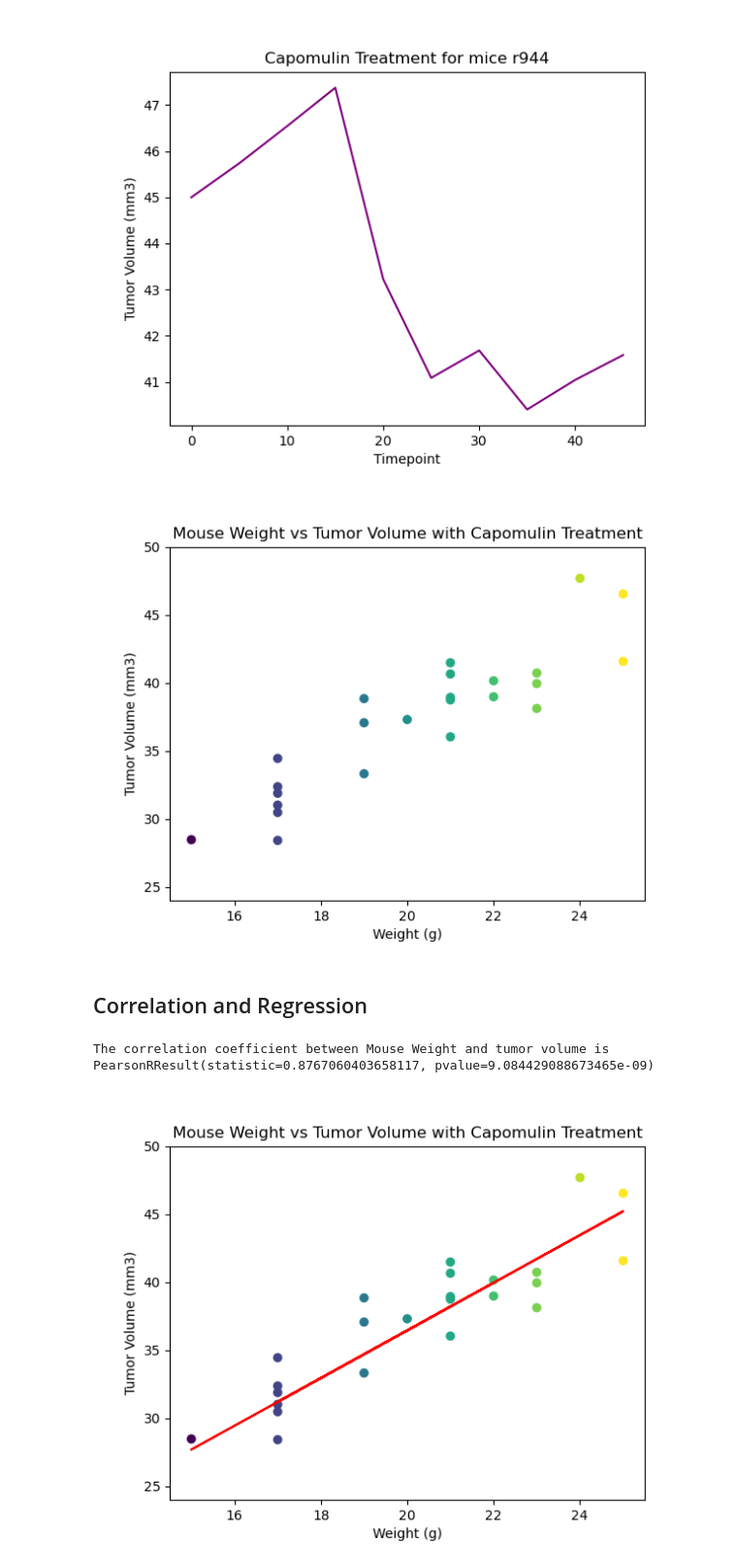
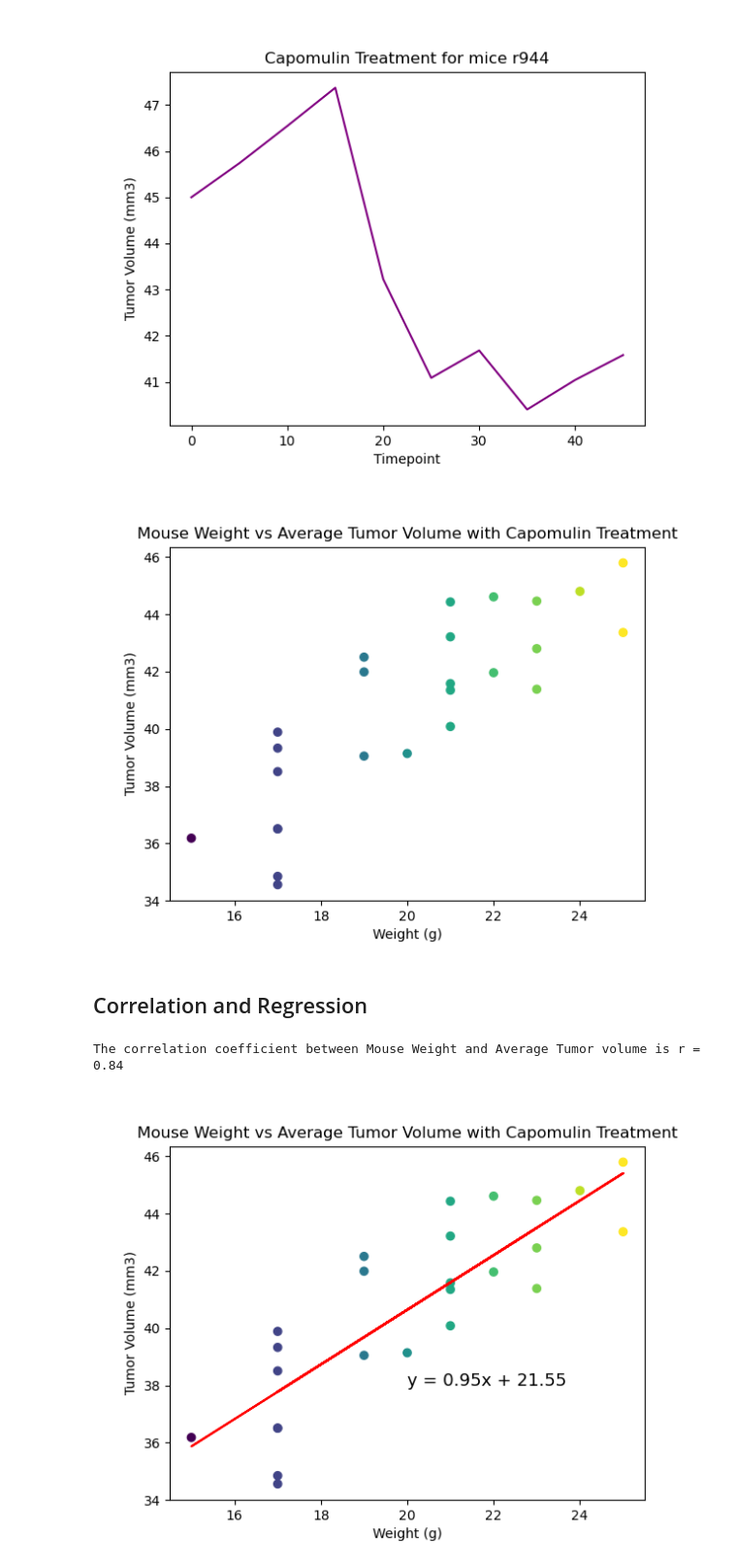
Before and after one commit to jacktemme/matplot-challenge, a Jupyter notebook: Pymaceuticals/pymaceuticals_starter.ipynb, the cells around one changed output. Shown at 97% size. Saved outputs shown, nothing was run; the diff lists cells and outputs as text; code cells hidden in the pictures.

```diff
--- a/Pymaceuticals/pymaceuticals_starter.ipynb
+++ b/Pymaceuticals/pymaceuticals_starter.ipynb
@@ -294,38 +296,40 @@ plt.show()
 [figure]
 # %%
 # Generate a scatter plot of mouse weight vs. the average observed tumor volume for the entire Capomulin regimen
-cap_df = last_time.loc[last_time["Drug Regimen"] == "Capomulin"]
-x_values = cap_df["Weight (g)"]
-y_values = cap_df["Tumor Volume (mm3)"]
+cap_df = mouse_df.loc[mouse_df["Drug Regimen"] == "Capomulin"]
+avg_cap = cap_df.groupby(["Mouse ID"]).mean(numeric_only = True)
+x_values = avg_cap["Weight (g)"]
+y_values = avg_cap["Tumor Volume (mm3)"]
 fig,ax = plt.subplots()
 ax.scatter(x_values,y_values, c = x_values)
 ax.set_xlabel("Weight (g)")
 ax.set_ylabel("Tumor Volume (mm3)")
-ax.set_title("Mouse Weight vs Tumor Volume with Capomulin Treatment")
-ax.set_ylim(24,50)
+ax.set_title("Mouse Weight vs Average Tumor Volume with Capomulin Treatment")
 plt.show()
 # %% [output]
-[figure, old version]
+[figure, new version]
 # %% [markdown]
 ## Correlation and Regression
 # %%
 # Calculate the correlation coefficient and a linear regression model
 # for mouse weight and average observed tumor volume for the entire Capomulin regimen
 
-print(f"The correlation coefficient between Mouse Weight and tumor volume is {st.pearsonr(x_values, y_values)}")
+corr_co = st.pearsonr(x_values, y_values)
+print(f"The correlation coefficient between Mouse Weight and Average Tumor volume is r =  {round(corr_co[0], 2)}")
+
 
 slope, intercept, rvalue, pvalue, stderr, = st.linregress(x_values,y_values)
 regress_values = slope * x_values + intercept
-
+line_fit = (f"y = {round(slope,2)}x + {round(intercept,2)}")
 
 fig,ax = plt.subplots()
 ax.scatter(x_values,y_values, c = x_values)
 ax.plot(x_values, regress_values, color = "red")
 ax.set_xlabel("Weight (g)")
 ax.set_ylabel("Tumor Volume (mm3)")
-ax.set_title("Mouse Weight vs Tumor Volume with Capomulin Treatment")
-ax.set_ylim(24,50)
+ax.set_title("Mouse Weight vs Average Tumor Volume with Capomulin Treatment")
+ax.annotate(line_fit,xy = (20,38), fontsize = 13)
 plt.show()
 # %% [output]
-The correlation coefficient between Mouse Weight and tumor volume is PearsonRResult(statistic=0.8767060403658117, pvalue=9.084429088673465e-09)
+The correlation coefficient between Mouse Weight and Average Tumor volume is r =  0.84
-[figure, old version]
+[figure, new version]
```
Also changed, not shown: parts of 8 cells of this notebook.
